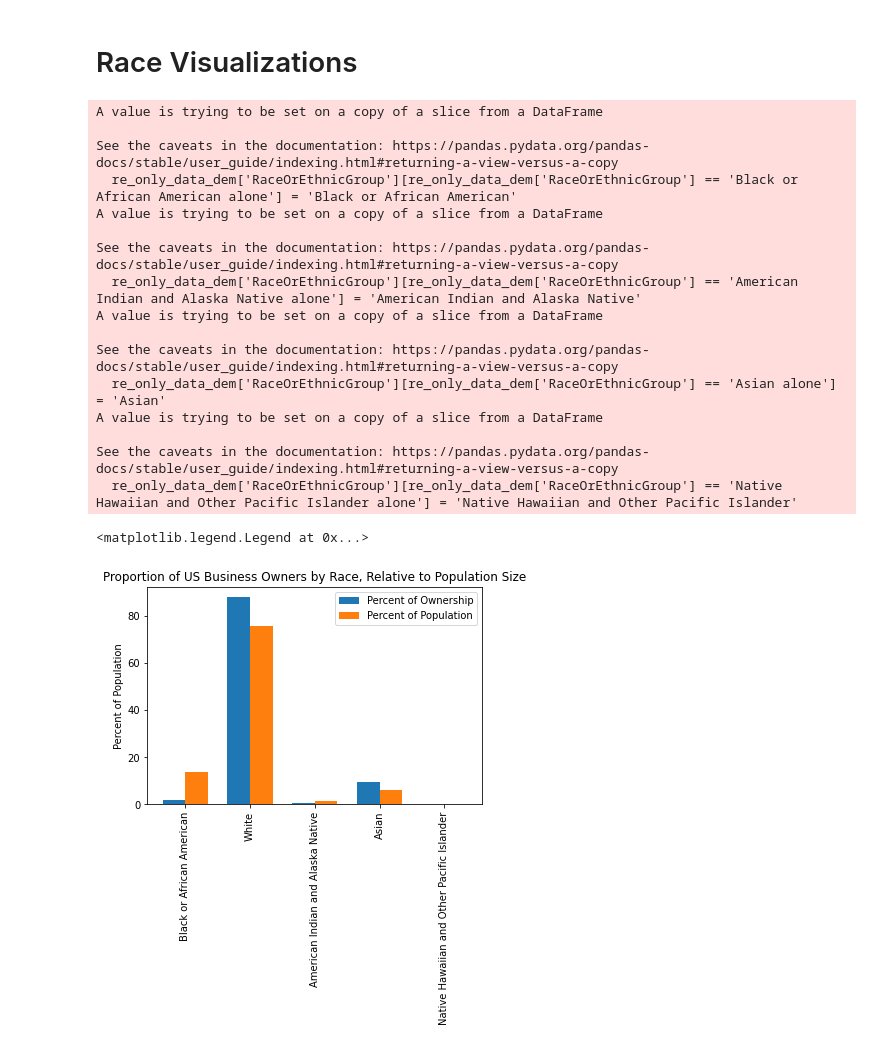
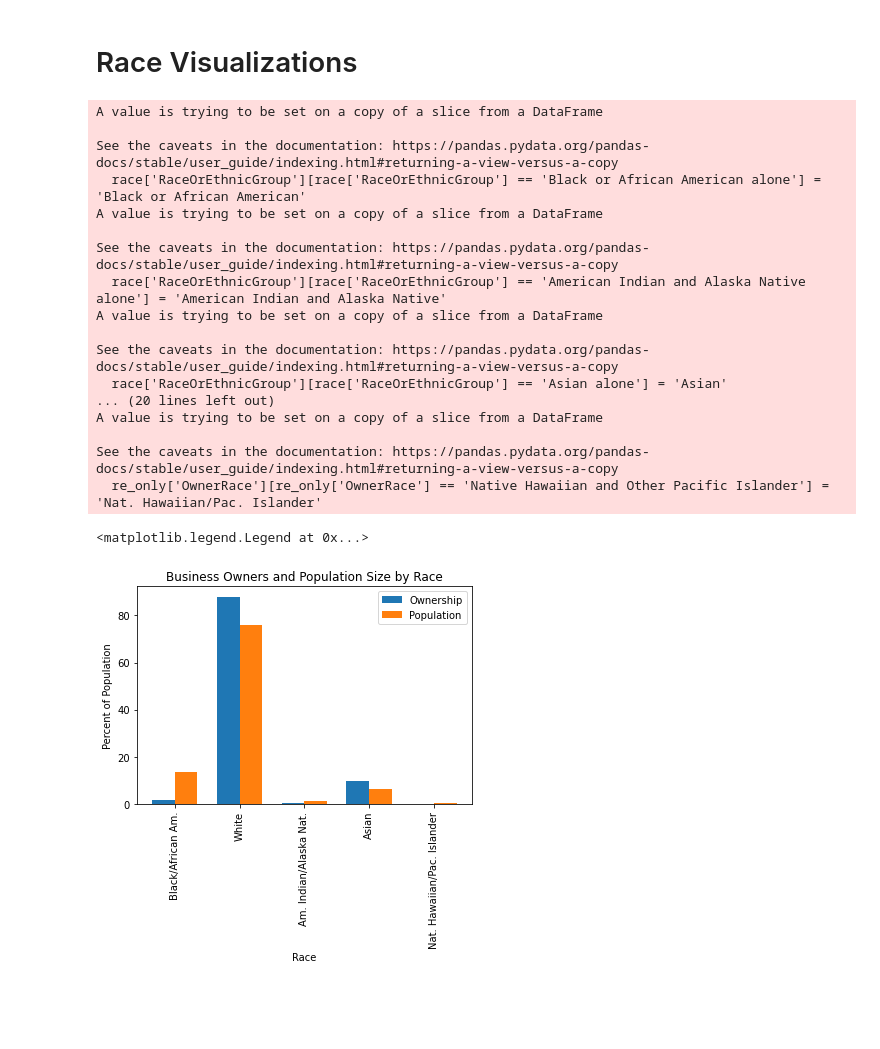
Before and after one commit to jackrlynn3/pandas-census-grp-5, a Jupyter notebook: visualizations.ipynb, the cells around one changed output. Saved outputs shown, nothing was run; the diff lists cells and outputs as text; code cells hidden in the pictures; blank space fills up the shorter version.

```diff
--- a/visualizations.ipynb
+++ b/visualizations.ipynb
@@ -17,9 +16,7 @@ tech_dataset = pd.read_csv('data/tech_dataset.csv')
 # %%
 # Topic 1: Business Ownership
 
-# From Census API
-
-# Get only the wanted part of data
+# Make sure to focus census data only on race
 re_only_data = owner_dataset.copy()
 re_only_data = re_only_data[re_only_data['Industry'] == 'Total for all sectors']
 re_only_data = re_only_data[re_only_data['OwnerEthnicity'] == 'All owners of respondent firms']
@@ -30,70 +27,70 @@ re_only_data = re_only_data[re_only_data['Year'] == 2018]
 re_only_data = re_only_data[re_only_data['OwnerRace'] != 'Minority']
 re_only_data = re_only_data[re_only_data['OwnerRace'] != 'Nonminority']
 
-# Condense working dataset
+# Condense working dataset to only the data needed
 re_only_data = re_only_data[['OwnerRace', 'OwnerCt']]
-
-# Gives three values so take the first (b/c it is the total of the other two)
 re_only_data = re_only_data[0::3]
 
-# From Census table
-
-# Get only wanted part of data
-re_only_data_dem = race_ethnicity_dataset.copy()
-
-# Remove unwanted rows
-re_only_data_dem = re_only_data_dem[re_only_data_dem['RaceOrEthnicGroup'] != 'Two or More Races']
-re_only_data_dem = re_only_data_dem[re_only_data_dem['RaceOrEthnicGroup'] != 'Hispanic or Latino']
-re_only_data_dem = re_only_data_dem[re_only_data_dem['RaceOrEthnicGroup'] != 'White alone, not Hispanic or Latino']
-
-# Get tags to match up
-re_only_data_dem['RaceOrEthnicGroup'][re_only_data_dem['RaceOrEthnicGroup'] == 'White alone'] = 'White'
-re_only_data_dem['RaceOrEthnicGroup'][re_only_data_dem['RaceOrEthnicGroup'] == 'Black or African American alone'] = 'Black or African American'
-re_only_data_dem['RaceOrEthnicGroup'][re_only_data_dem['RaceOrEthnicGroup'] == 'American Indian and Alaska Native alone'] = 'American Indian and Alaska Native'
-re_only_data_dem['RaceOrEthnicGroup'][re_only_data_dem['RaceOrEthnicGroup'] == 'Asian alone'] = 'Asian'
-re_only_data_dem['RaceOrEthnicGroup'][re_only_data_dem['RaceOrEthnicGroup'] == 'Native Hawaiian and Other Pacific Islander alone'] = 'Native Hawaiian and Other Pacific Islander'
+# Get population data ready to merge with Census data
+race = race_ethnicity_dataset.copy()
+race = race[race['RaceOrEthnicGroup'] != 'Two or More Races']
+race = race[race['RaceOrEthnicGroup'] != 'Hispanic or Latino']
+race = race[race['RaceOrEthnicGroup'] != 'White alone, not Hispanic or Latino']
+race['RaceOrEthnicGroup'][race['RaceOrEthnicGroup'] == 'White alone'] = 'White'
+race['RaceOrEthnicGroup'][race['RaceOrEthnicGroup'] == 'Black or African American alone'] = 'Black or African American'
+race['RaceOrEthnicGroup'][race['RaceOrEthnicGroup'] == 'American Indian and Alaska Native alone'] = 'American Indian and Alaska Native'
+race['RaceOrEthnicGroup'][race['RaceOrEthnicGroup'] == 'Asian alone'] = 'Asian'
+race['RaceOrEthnicGroup'][race['RaceOrEthnicGroup'] == 'Native Hawaiian and Other Pacific Islander alone'] = 'Native Hawaiian and Other Pacific Islander'
 
 # Rename to give consistent header to merger on
-re_only_data_dem = re_only_data_dem.rename(columns={'RaceOrEthnicGroup': 'OwnerRace'})
+race = race.rename(columns={'RaceOrEthnicGroup': 'OwnerRace', 'Value': 'PopPerc'})
 
 # Merge data together
-re_only = re_only_data.merge(re_only_data_dem, how='inner', on='OwnerRace')
-re_only = re_only.rename(columns={'Value': 'PopPerc'})
+re_only = re_only_data.merge(race, how='inner', on='OwnerRace')
 
 # Get percent ownership
 total_owners = re_only['OwnerCt'].sum()
 re_only['OwnerPerc'] = re_only['OwnerCt'] / total_owners * 100
 
-# Get owner augmentation
+# Get owner augmentation (defined as proportional ownership rate versus expected ownership rate (i.e., proportion of population))
 re_only['OwnerAugmentation'] = re_only['OwnerPerc'] / re_only['PopPerc']
 
-# Create two graphics: (1) comparison of ownership to population percentage; and (2) ownership augmentation
+# Abbreviate race names
+re_only['OwnerRace'][re_only['OwnerRace'] == 'White'] = 'White'
+re_only['OwnerRace'][re_only['OwnerRace'] == 'Black or African American'] = 'Black/African Am.'
+re_only['OwnerRace'][re_only['OwnerRace'] == 'American Indian and Alaska Native'] = 'Am. Indian/Alaska Nat.'
+re_only['OwnerRace'][re_only['OwnerRace'] == 'Asian'] = 'Asian'
+re_only['OwnerRace'][re_only['OwnerRace'] == 'Native Hawaiian and Other Pacific Islander'] = 'Nat. Hawaiian/Pac. Islander'
+
+# Graph 1: comparison of ownership to population percentage
 width = 0.35
 fig, ax = plt.subplots()
 labels = np.arange(len(re_only['OwnerRace']))
-p1 = ax.bar(labels - width/2, re_only['OwnerPerc'], width, label='Percent of Ownership')
-p2 = ax.bar(labels + width/2, re_only['PopPerc'], width, label='Percent of Population')
+p1 = ax.bar(labels - width/2, re_only['OwnerPerc'], width, label='Ownership')
+p2 = ax.bar(labels + width/2, re_only['PopPerc'], width, label='Population')
 ax.set_xticks(labels, labels=(list(re_only['OwnerRace'])), rotation=90)
-ax.set_title('Proportion of US Business Owners by Race, Relative to Population Size')
+ax.set_title('Business Owners and Population Size by Race')
 ax.set_ylabel('Percent of Population')
+ax.set_xlabel('Race')
 ax.legend()
 # %% [output]
 A value is trying to be set on a copy of a slice from a DataFrame
 
 See the caveats in the documentation: https://pandas.pydata.org/pandas-docs/stable/user_guide/indexing.html#returning-a-view-versus-a-copy
-  re_only_data_dem['RaceOrEthnicGroup'][re_only_data_dem['RaceOrEthnicGroup'] == 'Black or African American alone'] = 'Black or African American'
+  race['RaceOrEthnicGroup'][race['RaceOrEthnicGroup'] == 'Black or African American alone'] = 'Black or African American'
 A value is trying to be set on a copy of a slice from a DataFrame
 
 See the caveats in the documentation: https://pandas.pydata.org/pandas-docs/stable/user_guide/indexing.html#returning-a-view-versus-a-copy
-  re_only_data_dem['RaceOrEthnicGroup'][re_only_data_dem['RaceOrEthnicGroup'] == 'American Indian and Alaska Native alone'] = 'American Indian and Alaska Native'
+  race['RaceOrEthnicGroup'][race['RaceOrEthnicGroup'] == 'American Indian and Alaska Native alone'] = 'American Indian and Alaska Native'
 A value is trying to be set on a copy of a slice from a DataFrame
 
 See the caveats in the documentation: https://pandas.pydata.org/pandas-docs/stable/user_guide/indexing.html#returning-a-view-versus-a-copy
-  re_only_data_dem['RaceOrEthnicGroup'][re_only_data_dem['RaceOrEthnicGroup'] == 'Asian alone'] = 'Asian'
+  race['RaceOrEthnicGroup'][race['RaceOrEthnicGroup'] == 'Asian alone'] = 'Asian'
+... (20 lines left out)
 A value is trying to be set on a copy of a slice from a DataFrame
 
 See the caveats in the documentation: https://pandas.pydata.org/pandas-docs/stable/user_guide/indexing.html#returning-a-view-versus-a-copy
-  re_only_data_dem['RaceOrEthnicGroup'][re_only_data_dem['RaceOrEthnicGroup'] == 'Native Hawaiian and Other Pacific Islander alone'] = 'Native Hawaiian and Other Pacific Islander'
+  re_only['OwnerRace'][re_only['OwnerRace'] == 'Native Hawaiian and Other Pacific Islander'] = 'Nat. Hawaiian/Pac. Islander'
 <matplotlib.legend.Legend at 0x...>
-[figure, old version]
+[figure, new version]
 # %%
```
Also changed, not shown: parts of 7 cells of this notebook.
